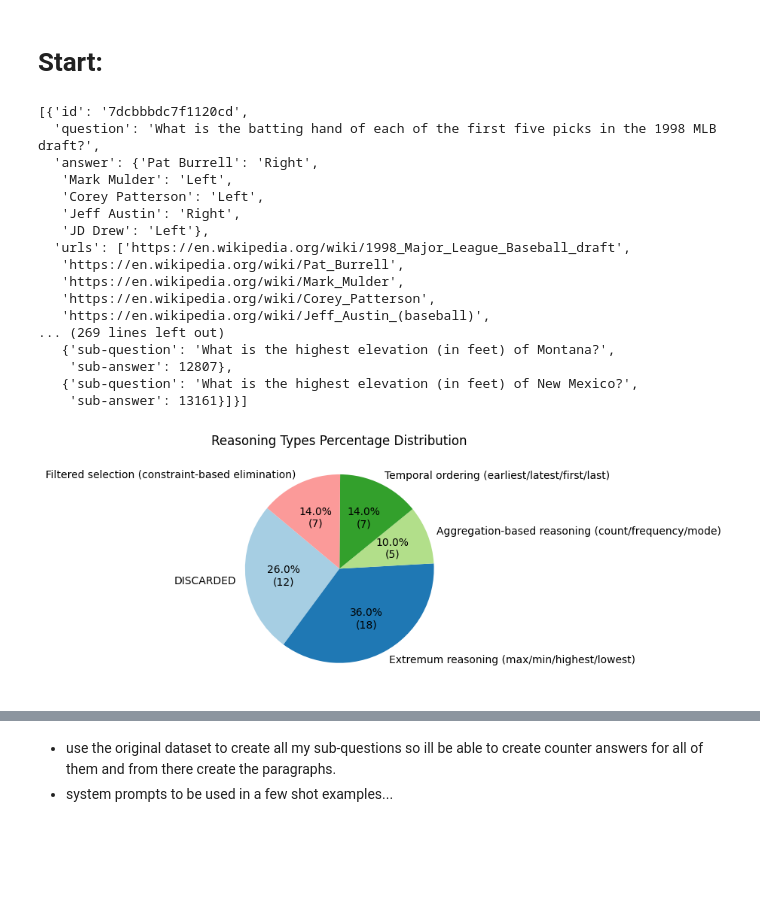
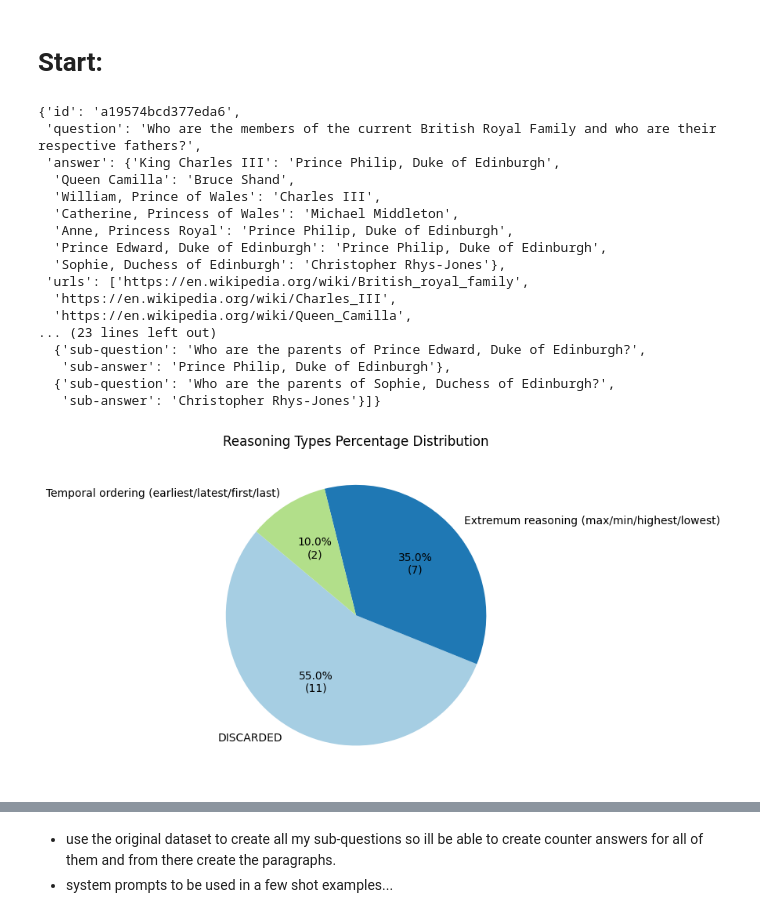
Before and after one commit to danielhk753/CLECK, a Jupyter notebook: notebooks/create_dataset.ipynb, the cells around one changed output, grey strips where cells are left out. Saved outputs shown, nothing was run; the diff lists cells and outputs as text; code cells hidden in the pictures; blank space fills up the shorter version.

```diff
--- a/notebooks/create_dataset.ipynb
+++ b/notebooks/create_dataset.ipynb
@@ -39,28 +39,28 @@ from knowledge_maze.create_dataset.seed_dataset import get_combined_transformed_
 
 seed_data = get_combined_transformed_datasets()
 # %%
-seed_data[:10]
+seed_data[15]
 # %% [output]
-[{'id': '7dcbbbdc7f1120cd',
-  'question': 'What is the batting hand of each of the first five picks in the 1998 MLB draft?',
-  'answer': {'Pat Burrell': 'Right',
-   'Mark Mulder': 'Left',
-   'Corey Patterson': 'Left',
-   'Jeff Austin': 'Right',
-   'JD Drew': 'Left'},
-  'urls': ['https://en.wikipedia.org/wiki/1998_Major_League_Baseball_draft',
-   'https://en.wikipedia.org/wiki/Pat_Burrell',
-   'https://en.wikipedia.org/wiki/Mark_Mulder',
-   'https://en.wikipedia.org/wiki/Corey_Patterson',
-   'https://en.wikipedia.org/wiki/Jeff_Austin_(baseball)',
-... (269 lines left out)
-   {'sub-question': 'What is the highest elevation (in feet) of Montana?',
-    'sub-answer': 12807},
-   {'sub-question': 'What is the highest elevation (in feet) of New Mexico?',
-    'sub-answer': 13161}]}]
+{'id': 'a19574bcd377eda6',
+ 'question': 'Who are the members of the current British Royal Family and who are their respective fathers?',
+ 'answer': {'King Charles III': 'Prince Philip, Duke of Edinburgh',
+  'Queen Camilla': 'Bruce Shand',
+  'William, Prince of Wales': 'Charles III',
+  'Catherine, Princess of Wales': 'Michael Middleton',
+  'Anne, Princess Royal': 'Prince Philip, Duke of Edinburgh',
+  'Prince Edward, Duke of Edinburgh': 'Prince Philip, Duke of Edinburgh',
+  'Sophie, Duchess of Edinburgh': 'Christopher Rhys-Jones'},
+ 'urls': ['https://en.wikipedia.org/wiki/British_royal_family',
+  'https://en.wikipedia.org/wiki/Charles_III',
+  'https://en.wikipedia.org/wiki/Queen_Camilla',
+... (23 lines left out)
+  {'sub-question': 'Who are the parents of Prince Edward, Duke of Edinburgh?',
+   'sub-answer': 'Prince Philip, Duke of Edinburgh'},
+  {'sub-question': 'Who are the parents of Sophie, Duchess of Edinburgh?',
+   'sub-answer': 'Christopher Rhys-Jones'}]}
 # %%
 from knowledge_maze.create_dataset.prepare_questions import transform_question_to_specific
 
-new_dat = await transform_question_to_specific(seed_data[:50])
+new_dat = await transform_question_to_specific(seed_data[:20])
 # %% [output]
-[figure, old version]
+[figure, new version]
```
Also changed, not shown: parts of 5 cells of this notebook, 4 other files.
